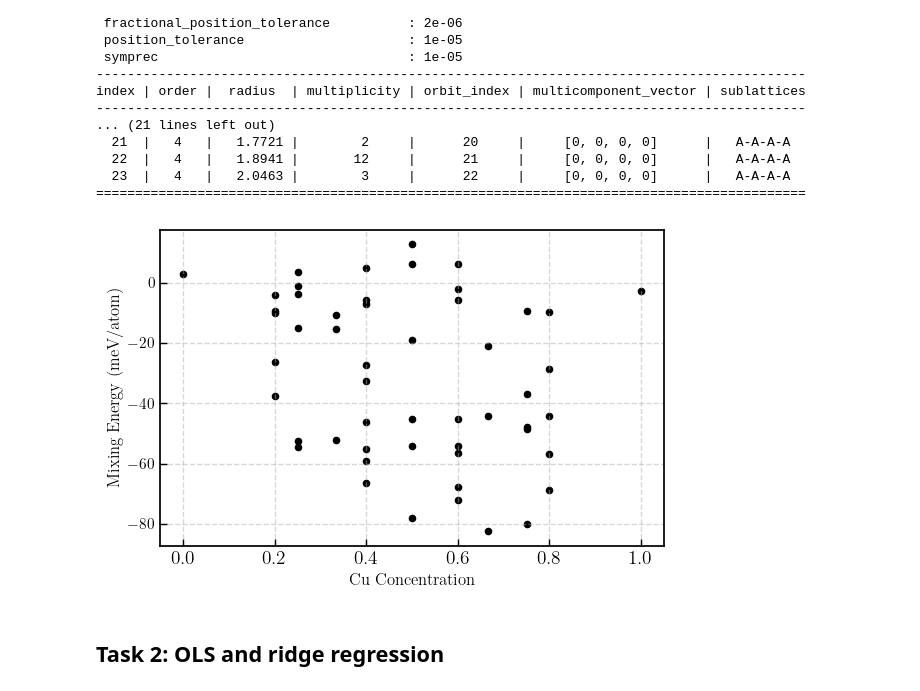
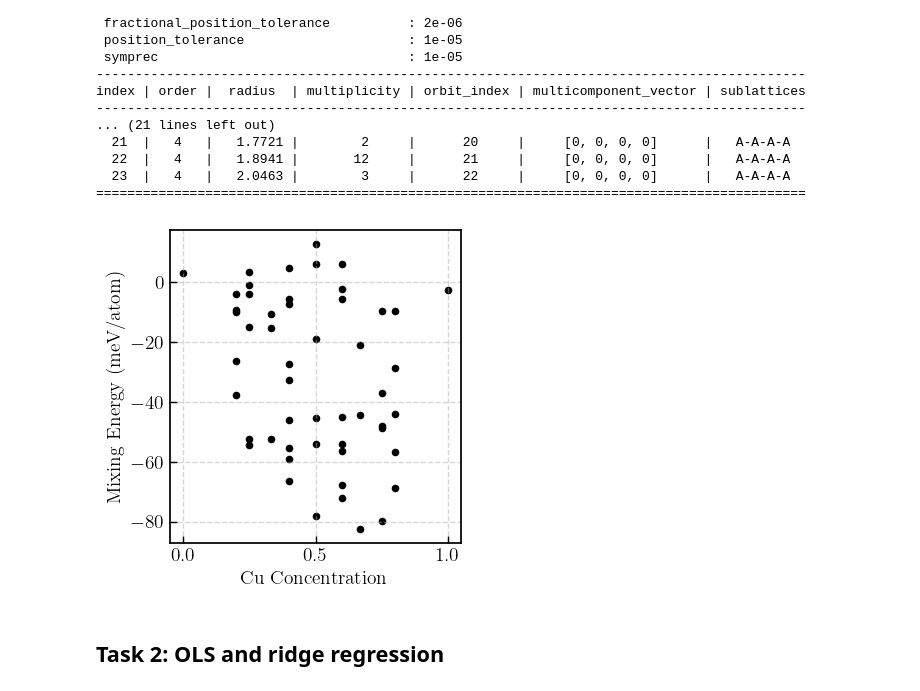
Before and after one commit to stommen/tif345_projects, a Jupyter notebook: project_2a/project2a_LBOS.ipynb, the cells around one changed output. Saved outputs shown, nothing was run; the diff lists cells and outputs as text; code cells hidden in the pictures.

```diff
--- a/project_2a/project2a_LBOS.ipynb
+++ b/project_2a/project2a_LBOS.ipynb
@@ -33,9 +33,10 @@ plt.rc('text', usetex = True)
 plt.rcParams['mathtext.fontset'] = 'cm'
 plt.rcParams['font.family'] = 'serif'
 plt.rcParams['text.latex.preamble'] = r'\usepackage{amsmath}'
-font_size = 14
+font_size = 22
 plt.rcParams['font.size'] = font_size
 plt.rcParams['xtick.labelsize'] = font_size
+plt.rcParams['ytick.labelsize'] = font_size
 plt.rcParams['xtick.direction'] = 'in'
 plt.rcParams['ytick.direction'] = 'in'
 plt.rcParams['xtick.major.size'] = 5
@@ -183,20 +184,20 @@ index | order |  radius  | multiplicity | orbit_index | multicomponent_vector |
 # %%
 
 comps = data['composition']
 energies = np.array(data['energy'])
 
 cu_concentrations = [find_cu_concentration(comp) for comp in comps]
 
-plt.figure(figsize=(6, 4))
+plt.figure(figsize=(4, 4))
 plt.scatter(cu_concentrations, energies * 1000, color='k', s=20, alpha=1)
-plt.xlabel('Cu Concentration')
-plt.ylabel('Mixing Energy (meV/atom)')
+plt.xlabel('Cu Concentration', fontsize=font_size)
+plt.ylabel('Mixing Energy (meV/atom)', fontsize=font_size)
 plt.grid(True, linestyle='--', alpha=0.5)
 plt.tight_layout()
 # plt.savefig('figs/au_cu_mixing_energy_vs_concentration.pdf', bbox_inches='tight')
 plt.show()
 # %% [output]
-[figure, old version]
+[figure, new version]
 # %% [markdown]
 ## **Task 2: OLS and ridge regression**
 # %%
```
Also changed, not shown: parts of 9 cells of this notebook, 7 other files.
